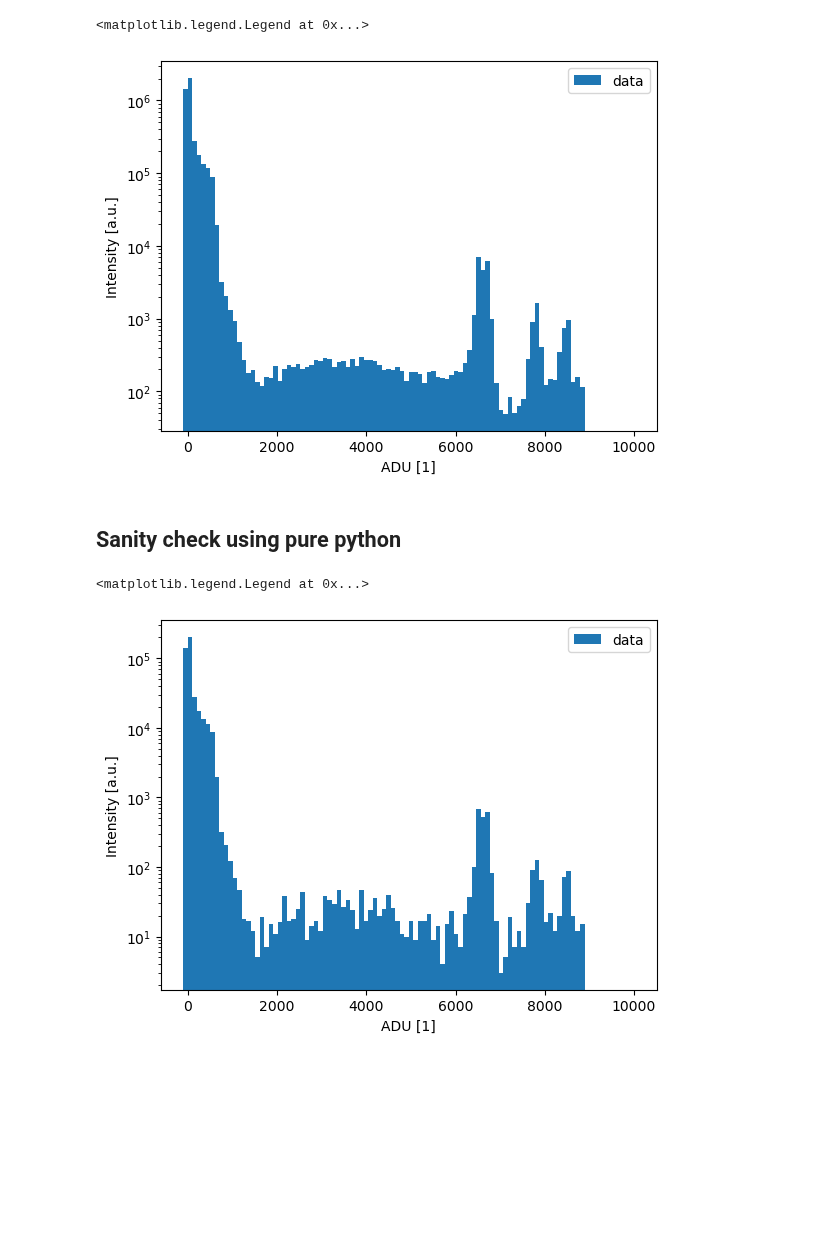
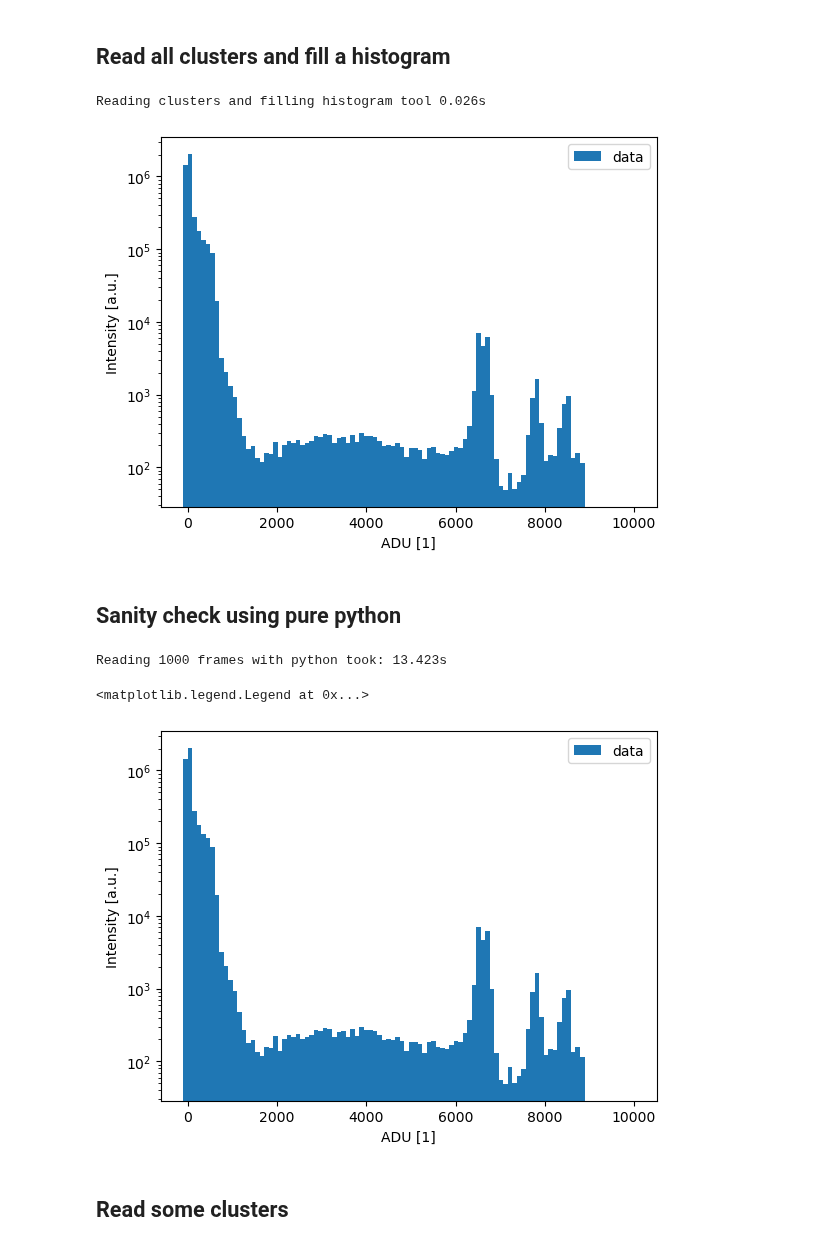
Before and after one commit to slsdetectorgroup/aare-notebooks, a Jupyter notebook: 06-read_clusters.ipynb, the cells around one changed output. Drawn from its saved outputs; the diff is of its cells as text; code cells hidden in the pictures; blank space fills up the shorter version.

Commit message:
reading clusters

```diff
--- a/06-read_clusters.ipynb
+++ b/06-read_clusters.ipynb
@@ -15,4 +16,7 @@ Example run on: **2025-01-15 08:18** with aare: **dev**
+# %% [markdown]
+## Read all clusters and fill a histogram
 # %%
+# from aare import ClusterFile
 from aare import ClusterFile
 import boost_histogram as bh
 
@@ -25,50 +29,56 @@ fname = 'beam_En700eV_-40deg_300V_10us_d0_f0_100.clust'
 n_bins = 100
 xmin = -100
 xmax = 1e4
-hist1 = bh.Histogram(bh.axis.Regular(n_bins, xmin, xmax))
+hist_aare = bh.Histogram(bh.axis.Regular(n_bins, xmin, xmax))
 
+t0 = time.perf_counter()
 #Read clusters and fill the histogram with pixel values
 with ClusterFile(base/fname, chunk_size = 10000) as f:
     for clusters in f:
         arr = np.array(clusters, copy = False)
-        hist1.fill(arr['data'].flat)
+        hist_aare.fill(arr['data'].flat)
 
-
+t = time.perf_counter()-t0
+print(f'Reading clusters and filling histogram tool {t:.3f}s')
 
 #Plotting
 fig, ax = plt.subplots()
-ax.bar(hist1.axes[0].centers, hist1.values(), width=hist1.axes[0].widths, label = 'data')
+ax.bar(hist_aare.axes[0].centers, hist_aare.values(), width=hist_aare.axes[0].widths, label = 'data')
 ax.set_yscale('log')
 ax.set_xlabel('ADU [1]')
 ax.set_ylabel('Intensity [a.u.]')
-ax.legend()
+ax.legend();
 # %% [output]
-<matplotlib.legend.Legend at 0x...>
+Reading clusters and filling histogram tool 0.026s
 [figure]
 # %% [markdown]
 ## Sanity check using pure python
 # %%
-n_bins = 100
-xmin = -100
-xmax = 1e4
-hist1 = bh.Histogram(bh.axis.Regular(n_bins, xmin, xmax))
+hist_py = bh.Histogram(bh.axis.Regular(n_bins, xmin, xmax))
+
+t0 = time.perf_counter()
+N = 1500 #Maximum frames
 with open(base/fname, 'rb') as f:
-    for i in range(100):
+    for i in range(N):
         frame_number = np.fromfile(f, count=1, dtype = np.int32)
+        if frame_number.size == 0:
+            break
         n_clusters = np.fromfile(f, count=1, dtype = np.uint32)[0]
-#         print(frame_number, n_clusters)
         for i in range(n_clusters):
             xy = np.fromfile(f, count=2, dtype = np.uint16)
             data = np.fromfile(f, count=9, dtype = np.int32)
-            hist1.fill(data)
+            hist_py.fill(data)
+t = time.perf_counter()-t0
+print(f'Reading {i} frames with python took: {t:.3f}s')
 
 #Plotting
 fig, ax = plt.subplots()
-ax.bar(hist1.axes[0].centers, hist1.values(), width=hist1.axes[0].widths, label = 'data')
+ax.bar(hist_py.axes[0].centers, hist_py.values(), width=hist_py.axes[0].widths, label = 'data')
 ax.set_yscale('log')
 ax.set_xlabel('ADU [1]')
 ax.set_ylabel('Intensity [a.u.]')
 ax.legend()
 # %% [output]
-<matplotlib.legend.Legend at 0x...>
+Reading 1000 frames with python took: 13.423s
+<matplotlib.legend.Legend at 0x...>
-[figure, old version]
+[figure, new version]
@@ -74,0 +87,2 @@ ax.legend()
+# %% [markdown]
+## Read some clusters
```
Also changed, not shown: parts of 4 cells of this notebook.
